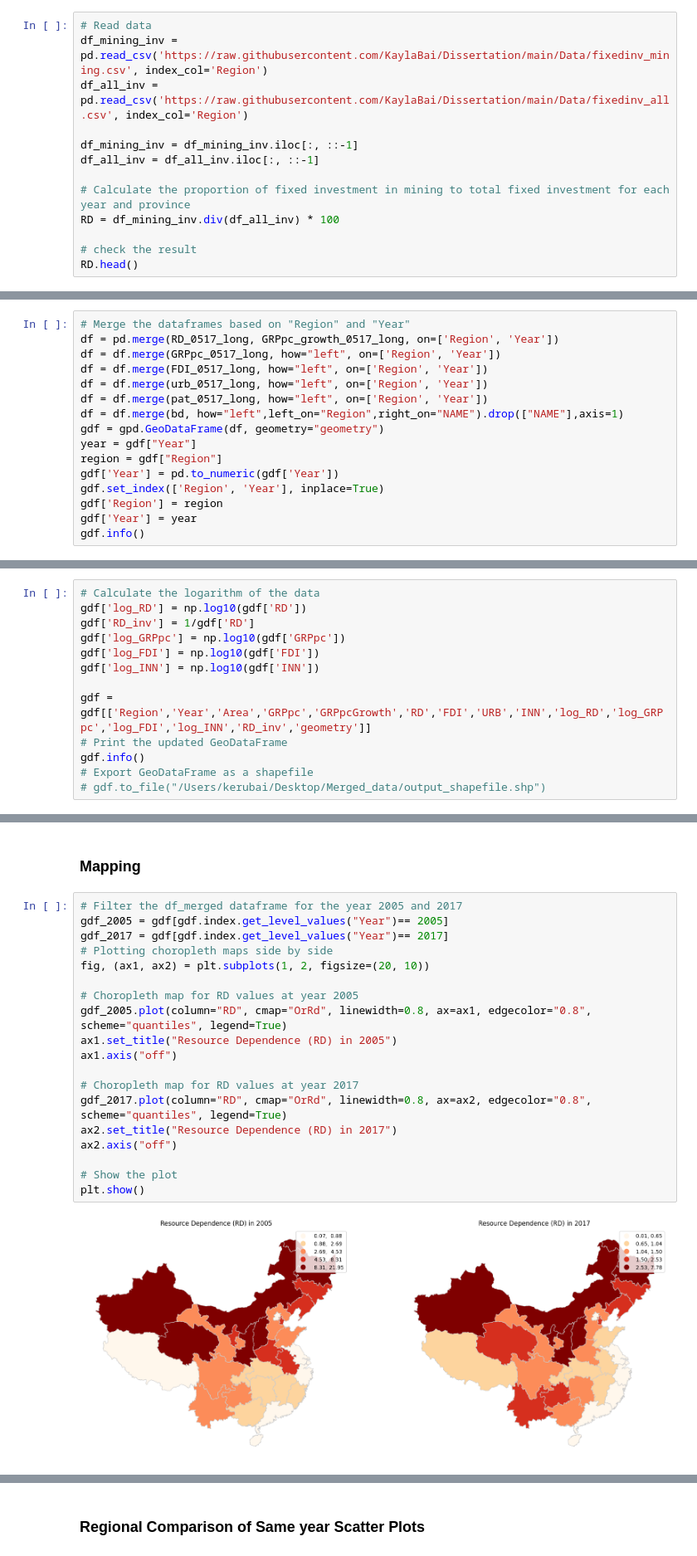
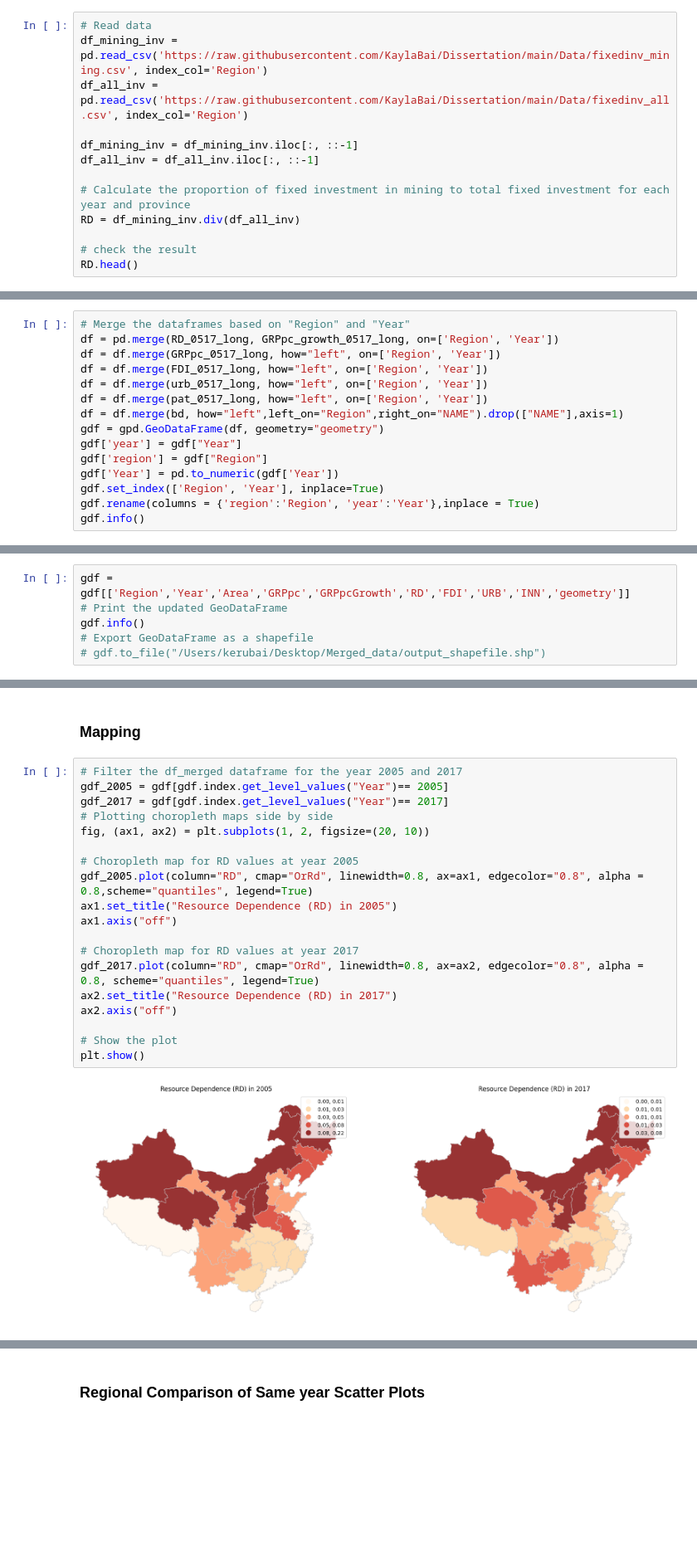
Before and after one commit to KaylaBai/Dissertation, a Jupyter notebook: Dissertation.ipynb, the cells around one changed output, grey strips where cells are left out. Shown at 83% size. Cells and saved outputs as stored; diff of their text form; blank space fills up the shorter version.

```diff
--- a/Dissertation.ipynb
+++ b/Dissertation.ipynb
@@ -304,7 +304,7 @@ df_mining_inv = df_mining_inv.iloc[:, ::-1]
 df_all_inv = df_all_inv.iloc[:, ::-1]
 
 # Calculate the proportion of fixed investment in mining to total fixed investment for each year and province
-RD = df_mining_inv.div(df_all_inv) * 100
+RD = df_mining_inv.div(df_all_inv)
 
 # check the result
 RD.head()
@@ -503,12 +503,11 @@ df = df.merge(urb_0517_long, how="left", on=['Region', 'Year'])
 df = df.merge(pat_0517_long, how="left", on=['Region', 'Year'])
 df = df.merge(bd, how="left",left_on="Region",right_on="NAME").drop(["NAME"],axis=1)
 gdf = gpd.GeoDataFrame(df, geometry="geometry")
-year = gdf["Year"]
-region = gdf["Region"]
+gdf['year'] = gdf["Year"]
+gdf['region'] = gdf["Region"]
 gdf['Year'] = pd.to_numeric(gdf['Year'])
 gdf.set_index(['Region', 'Year'], inplace=True)
-gdf['Region'] = region
-gdf['Year'] = year
+gdf.rename(columns = {'region':'Region', 'year':'Year'},inplace = True)
 gdf.info()
 # %% [output]
 <class 'geopandas.geodataframe.GeoDataFrame'>
@@ -532,12 +530,5 @@ memory usage: 37.5+ KB
 # %%
-# Calculate the logarithm of the data
-gdf['log_RD'] = np.log10(gdf['RD'])
-gdf['RD_inv'] = 1/gdf['RD']
-gdf['log_GRPpc'] = np.log10(gdf['GRPpc'])
-gdf['log_FDI'] = np.log10(gdf['FDI'])
-gdf['log_INN'] = np.log10(gdf['INN'])
-
-gdf = gdf[['Region','Year','Area','GRPpc','GRPpcGrowth','RD','FDI','URB','INN','log_RD','log_GRPpc','log_FDI','log_INN','RD_inv','geometry']]
+gdf = gdf[['Region','Year','Area','GRPpc','GRPpcGrowth','RD','FDI','URB','INN','geometry']]
 # Print the updated GeoDataFrame
 gdf.info()
 # Export GeoDataFrame as a shapefile
@@ -567,24 +558,24 @@ memory usage: 50.1+ KB
 # %%
 # Filter the df_merged dataframe for the year 2005 and 2017
 gdf_2005 = gdf[gdf.index.get_level_values("Year")== 2005]
 gdf_2017 = gdf[gdf.index.get_level_values("Year")== 2017]
 # Plotting choropleth maps side by side
 fig, (ax1, ax2) = plt.subplots(1, 2, figsize=(20, 10))
 
 # Choropleth map for RD values at year 2005
-gdf_2005.plot(column="RD", cmap="OrRd", linewidth=0.8, ax=ax1, edgecolor="0.8", scheme="quantiles", legend=True)
+gdf_2005.plot(column="RD", cmap="OrRd", linewidth=0.8, ax=ax1, edgecolor="0.8", alpha = 0.8,scheme="quantiles", legend=True)
 ax1.set_title("Resource Dependence (RD) in 2005")
 ax1.axis("off")
 
 # Choropleth map for RD values at year 2017
-gdf_2017.plot(column="RD", cmap="OrRd", linewidth=0.8, ax=ax2, edgecolor="0.8", scheme="quantiles", legend=True)
+gdf_2017.plot(column="RD", cmap="OrRd", linewidth=0.8, ax=ax2, edgecolor="0.8", alpha = 0.8, scheme="quantiles", legend=True)
 ax2.set_title("Resource Dependence (RD) in 2017")
 ax2.axis("off")
 
 # Show the plot
 plt.show()
 # %% [output]
-[figure, old version]
+[figure, new version]
 # %%
  # # Plotting choropleth maps side by side
 # fig, (ax1, ax2) = plt.subplots(1, 2, figsize=(20, 10))
```
Also changed, not shown: parts of 49 cells of this notebook.
